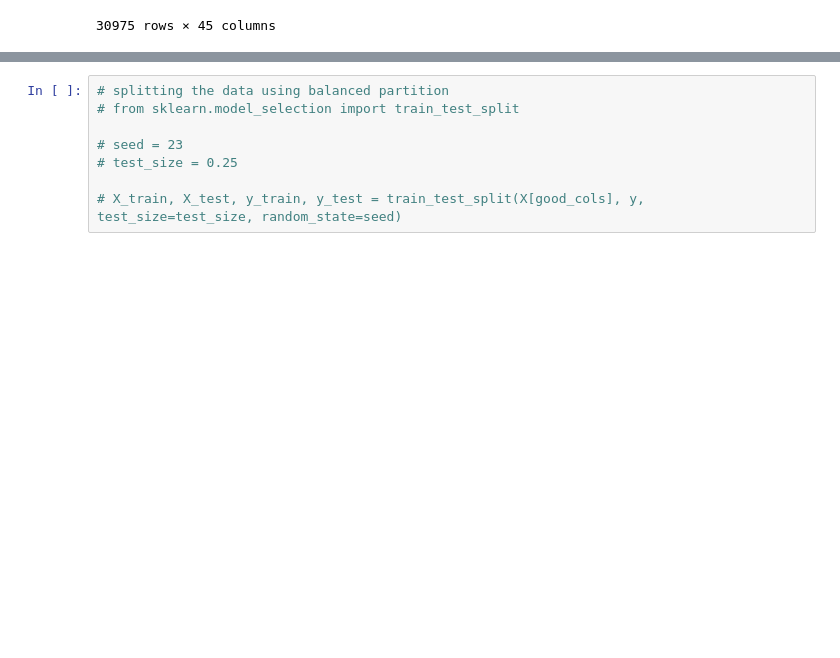
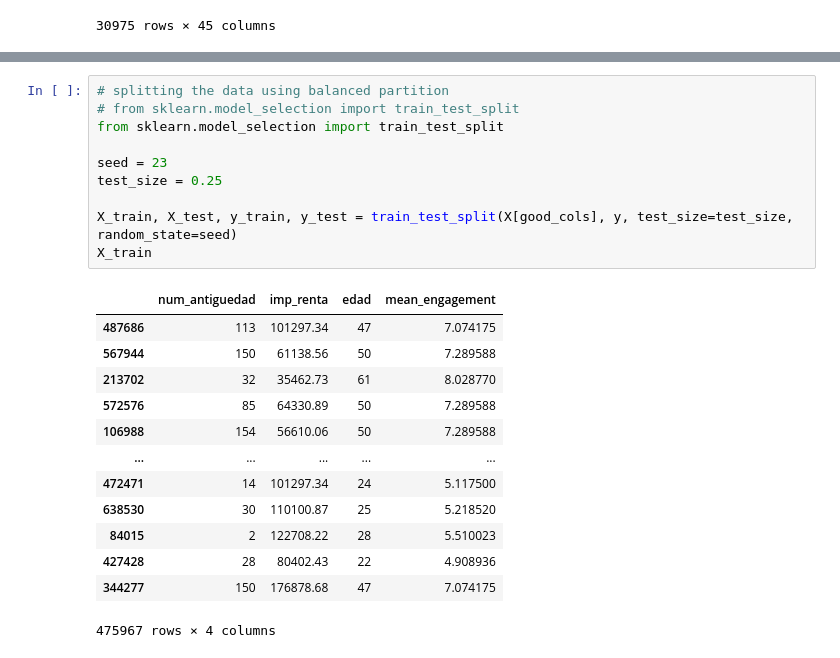
Before and after one commit to ubaldo-peralta-sanchez/machine_learning_unav, a Jupyter notebook: ML_FeatureEngineering_GFS.ipynb, the cells around one changed output, grey strips where cells are left out. Drawn from its saved outputs; the diff is of its cells as text; blank space fills up the shorter version.

```diff
--- a/ML_FeatureEngineering_GFS.ipynb
+++ b/ML_FeatureEngineering_GFS.ipynb
@@ -687,11 +692,27 @@ y_test = df_status[df_status["mes"] == '2016-02-28'][targets]
 # %%
 # splitting the data using balanced partition
 # from sklearn.model_selection import train_test_split
+from sklearn.model_selection import train_test_split
 
-# seed = 23
-# test_size = 0.25
+seed = 23
+test_size = 0.25
 
-# X_train, X_test, y_train, y_test = train_test_split(X[good_cols], y, test_size=test_size, random_state=seed)
+X_train, X_test, y_train, y_test = train_test_split(X[good_cols], y, test_size=test_size, random_state=seed)
+X_train
+# %% [output]
+|  | num_antiguedad | imp_renta | edad | mean_engagement |
+| 487686 | 113 | 101297.34 | 47 | 7.074175 |
+| 567944 | 150 | 61138.56 | 50 | 7.289588 |
+| 213702 | 32 | 35462.73 | 61 | 8.028770 |
+| 572576 | 85 | 64330.89 | 50 | 7.289588 |
+| 106988 | 154 | 56610.06 | 50 | 7.289588 |
+| ... | ... | ... | ... | ... |
+| 472471 | 14 | 101297.34 | 24 | 5.117500 |
+| 638530 | 30 | 110100.87 | 25 | 5.218520 |
+| 84015 | 2 | 122708.22 | 28 | 5.510023 |
+| 427428 | 28 | 80402.43 | 22 | 4.908936 |
+| 344277 | 150 | 176878.68 | 47 | 7.074175 |
+475967 rows × 4 columns
 # %%
 import xgboost as xgb
 from numpy import loadtxt
```
Also changed, not shown: parts of 14 cells of this notebook.
